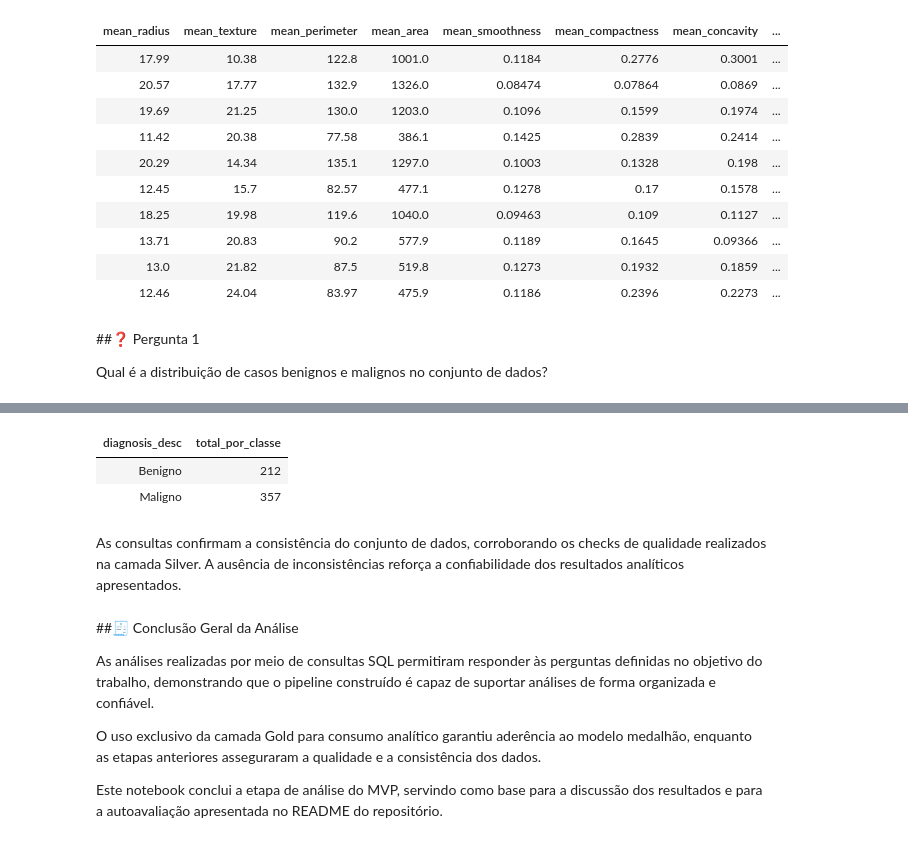
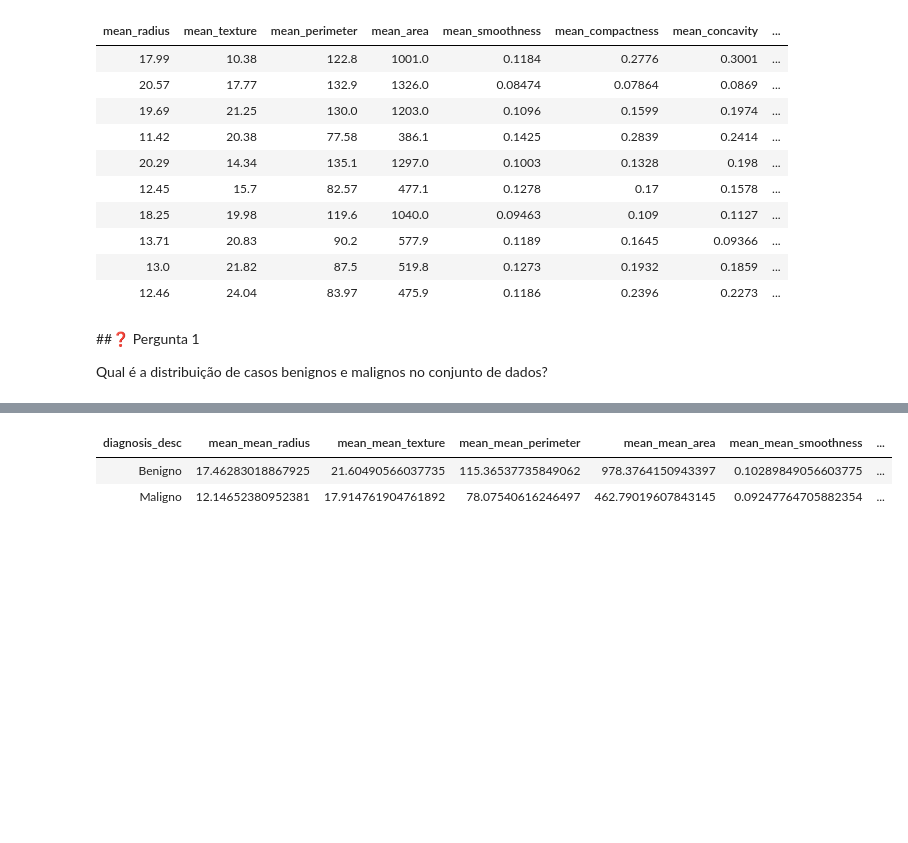
Before and after one commit to Cardoso-Caio/MVP-Engenharia-de-Dados, a Jupyter notebook: 06_analise.ipynb, the cells around one changed output, grey strips where cells are left out. Cells and saved outputs as stored; diff of their text form; code cells hidden in the pictures; blank space fills up the shorter version.

```diff
--- a/06_analise.ipynb
+++ b/06_analise.ipynb
@@ -81,29 +215,45 @@ FROM gold.breast_cancer;
-# %%
-%sql
-SELECT
-    diagnosis_desc,
-    COUNT(*) AS total_por_classe
-FROM gold.breast_cancer
-GROUP BY diagnosis_desc;
-# %% [output]
-| diagnosis_desc | total_por_classe |
-| Benigno | 212 |
-| Maligno | 357 |
-# %% [markdown]
-As consultas confirmam a consistência do conjunto de dados, corroborando os
-checks de qualidade realizados na camada Silver. A ausência de inconsistências
-reforça a confiabilidade dos resultados analíticos apresentados.
-# %% [markdown]
-##🧾 Conclusão Geral da Análise
-
-As análises realizadas por meio de consultas SQL permitiram responder às perguntas
-definidas no objetivo do trabalho, demonstrando que o pipeline construído é capaz
-de suportar análises de forma organizada e confiável.
-
-O uso exclusivo da camada Gold para consumo analítico garantiu aderência ao modelo
-medalhão, enquanto as etapas anteriores asseguraram a qualidade e a consistência
-dos dados.
-
-Este notebook conclui a etapa de análise do MVP, servindo como base para a
-discussão dos resultados e para a autoavaliação apresentada no README do
-repositório.
+# %%
+%sql
+SELECT
+  diagnosis_desc,
+
+  AVG(mean_radius)              AS mean_mean_radius,
+  AVG(mean_texture)             AS mean_mean_texture,
+  AVG(mean_perimeter)           AS mean_mean_perimeter,
+  AVG(mean_area)                AS mean_mean_area,
+  AVG(mean_smoothness)          AS mean_mean_smoothness,
+  AVG(mean_compactness)         AS mean_mean_compactness,
+  AVG(mean_concavity)           AS mean_mean_concavity,
+  AVG(mean_concave_points)      AS mean_mean_concave_points,
+  AVG(mean_symmetry)            AS mean_mean_symmetry,
+  AVG(mean_fractal_dimension)   AS mean_mean_fractal_dimension,
+
+  AVG(radius_error)             AS mean_radius_error,
+  AVG(texture_error)            AS mean_texture_error,
+  AVG(perimeter_error)          AS mean_perimeter_error,
+  AVG(area_error)               AS mean_area_error,
+  AVG(smoothness_error)         AS mean_smoothness_error,
+  AVG(compactness_error)        AS mean_compactness_error,
+  AVG(concavity_error)          AS mean_concavity_error,
+  AVG(concave_points_error)     AS mean_concave_points_error,
+  AVG(symmetry_error)           AS mean_symmetry_error,
+  AVG(fractal_dimension_error)  AS mean_fractal_dimension_error,
+
+  AVG(worst_radius)             AS mean_worst_radius,
+  AVG(worst_texture)            AS mean_worst_texture,
+  AVG(worst_perimeter)          AS mean_worst_perimeter,
+  AVG(worst_area)               AS mean_worst_area,
+  AVG(worst_smoothness)         AS mean_worst_smoothness,
+  AVG(worst_compactness)        AS mean_worst_compactness,
+  AVG(worst_concavity)          AS mean_worst_concavity,
+  AVG(worst_concave_points)     AS mean_worst_concave_points,
+  AVG(worst_symmetry)           AS mean_worst_symmetry,
+  AVG(worst_fractal_dimension)  AS mean_worst_fractal_dimension
+
+FROM gold.breast_cancer
+GROUP BY diagnosis_desc
+ORDER BY diagnosis_desc;
+# %% [output]
+| diagnosis_desc | mean_mean_radius | mean_mean_texture | mean_mean_perimeter | mean_mean_area | mean_mean_smoothness | ... |
+| Benigno | 17.46283018867925 | 21.60490566037735 | 115.36537735849062 | 978.3764150943397 | 0.10289849056603775 | ... |
+| Maligno | 12.14652380952381 | 17.914761904761892 | 78.07540616246497 | 462.79019607843145 | 0.09247764705882354 | ... |
```
Also changed, not shown: parts of 22 cells of this notebook, 1 other file.
